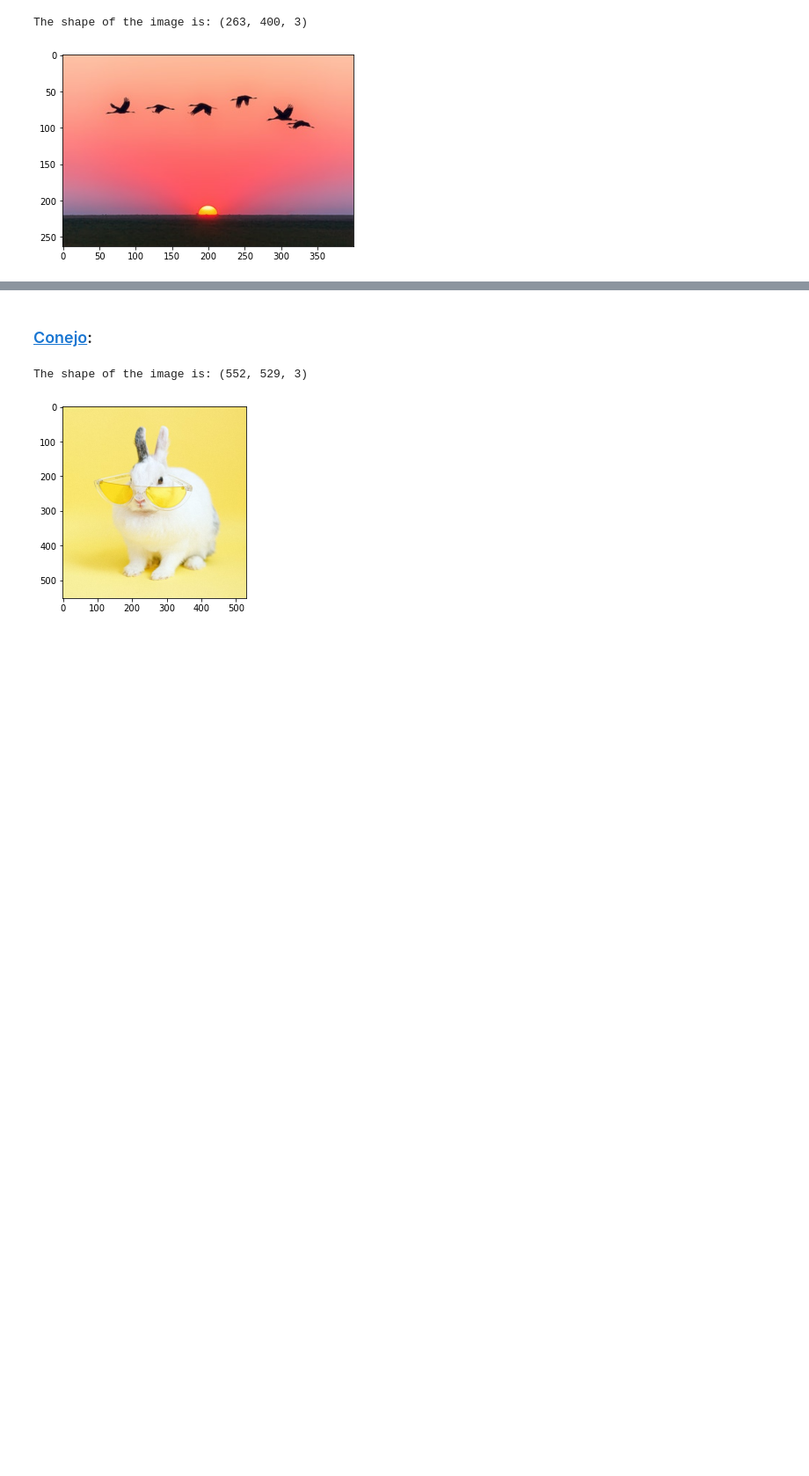
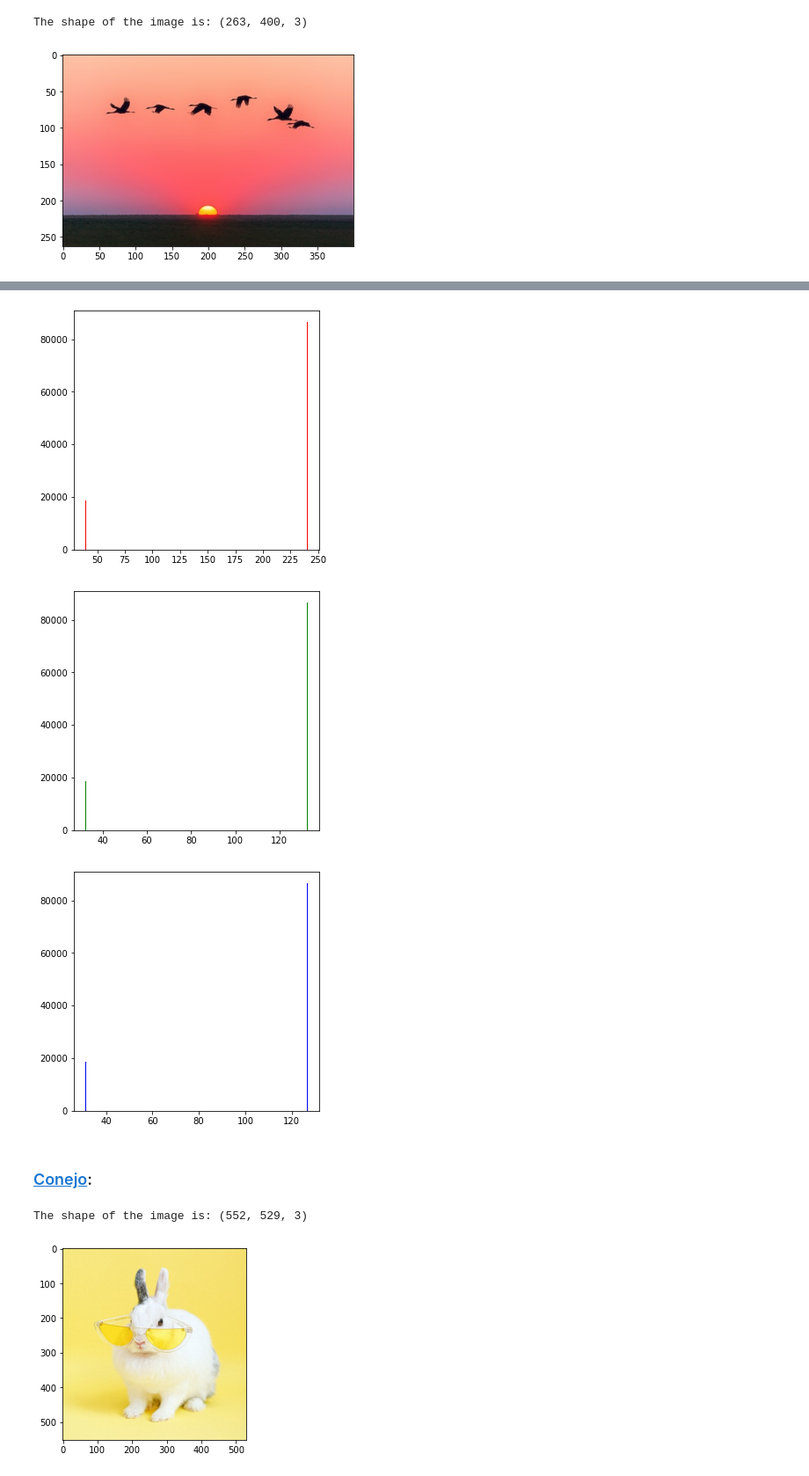
Before and after one commit to VivianGomez/t3_segmentation, a Jupyter notebook: t3_segmentation.ipynb, the cells around one changed output, grey strips where cells are left out. Shown: that part at 88% size. Drawn from its saved outputs; the diff is of its cells as text; code cells hidden in the pictures; blank space fills up the shorter version.

```diff
--- a/t3_segmentation.ipynb
+++ b/t3_segmentation.ipynb
@@ -146,3 +177,3 @@ plt.show()
 # %%
-resB1 = seg.kmeans(2, img2, 25, 15, True, [])
+resB2 = seg.kmeans(2, img2, 25, 30, True, [])
 # %% [output]
@@ -159,3 +187 @@ Iteracion actual -> 5
 [figure]
-# %%
-resB2 = seg.kmeans(2, img2, 15, 15, False, [(7, 0, 22), (253, 172, 148)])
@@ -167,3 +192,23 @@ Iteracion actual -> 2
+# %%
+img_redB2 = resB2[:, :, 0]
+img_greenB2 = resB2[:, :, 1]
+img_blueB2 = resB2[:, :, 2]
+
+plt.figure(figsize=(5, 5))
+plt.hist(img_redB2.ravel(), bins=256, color="r")
+plt.show()
+
+plt.figure(figsize=(5, 5))
+plt.hist(img_greenB2.ravel(), bins=256, color="g")
+plt.show()
+
+plt.figure(figsize=(5, 5))
+plt.hist(img_blueB2.ravel(), bins=256, color="b")
+plt.show()
+# %% [output]
+[figure, added]
+[figure, added]
+[figure, added]
 # %% [markdown]
 ### [Conejo](https://raw.githubusercontent.com/VivianGomez/t3_segmentation/master/utils/images/b.jpg):
 # %%
```
Also changed, not shown: parts of 10 cells of this notebook.
